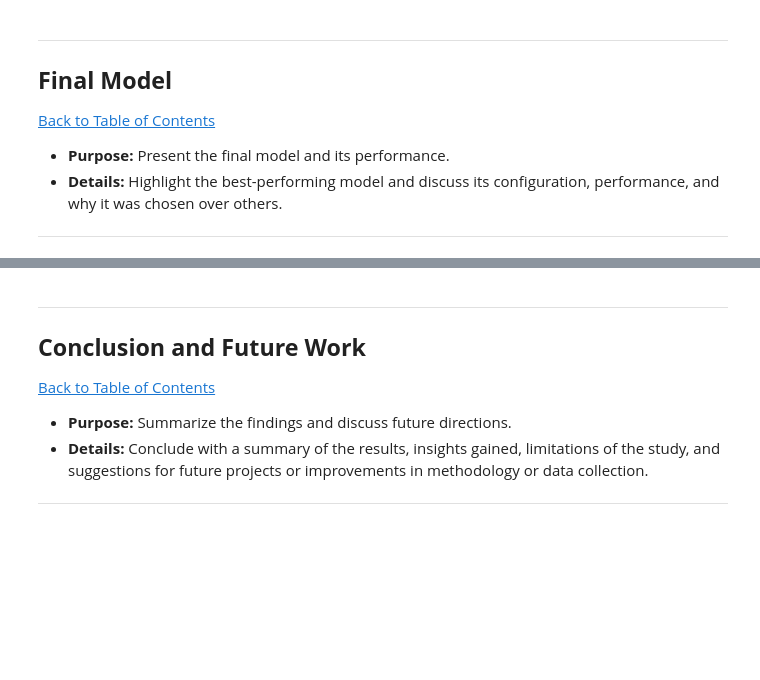
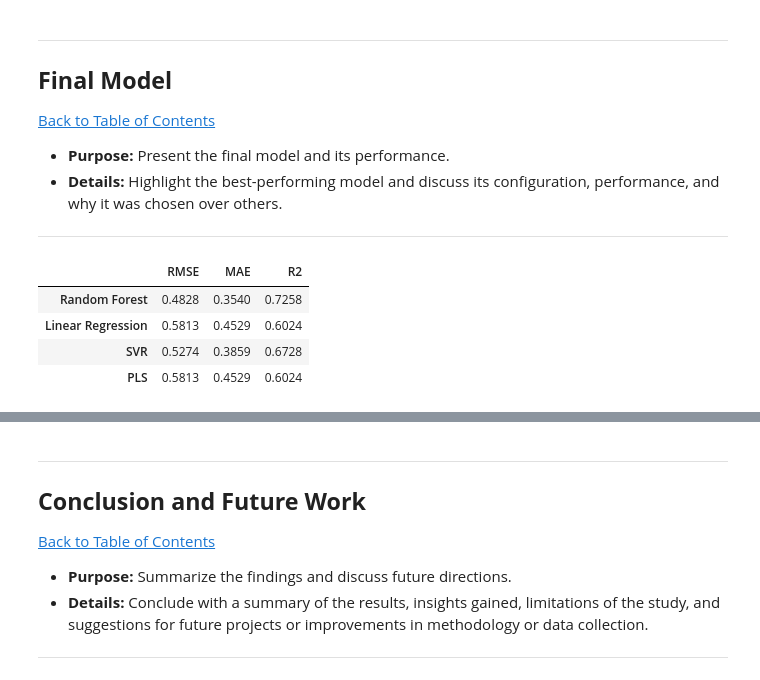
Before and after one commit to ThandoCalana/QCTO-Workplace, a Jupyter notebook: QCTO Notebook.ipynb, the cells around one changed output, grey strips where cells are left out. Saved outputs shown, nothing was run; the diff lists cells and outputs as text; code cells hidden in the pictures; blank space fills up the shorter version.

```diff
--- a/QCTO Notebook.ipynb
+++ b/QCTO Notebook.ipynb
@@ -240,0 +415,3 @@ df.head()
+# %%
+plsr = PLSRegression(n_components=1)
+plsr.fit(X_train, y_train)
@@ -240,0 +422,5 @@ df.head()
+# %%
+y_pred_rf = rf.predict(X_test) # Predicting with RF model
+y_pred_lr = lr.predict(X_test) # Predicting with LR model
+y_pred_svr = svr.predict(X_test) # Predicting with SVR model
+y_pred_plsr = plsr.predict(X_test) # Predicting with PLSR model
@@ -240,0 +457,12 @@ df.head()
+# %%
+rmse_svr = round(float(np.sqrt(mean_squared_error(y_test, y_pred_svr))), 4)
+mae_svr = round(mean_absolute_error(y_test, y_pred_svr), 4)
+r2_svr = round(r2_score(y_test, y_pred_svr), 4)
+
+svr_report = {
+    'RMSE': rmse_svr,
+    'MAE': mae_svr,
+    'R2': r2_svr
+}
+
+svr_report
@@ -240,0 +471,12 @@ df.head()
+# %%
+rmse_plsr = round(float(np.sqrt(mean_squared_error(y_test, y_pred_plsr))), 4)
+mae_plsr = round(mean_absolute_error(y_test, y_pred_plsr), 4)
+r2_plsr = round(r2_score(y_test, y_pred_plsr), 4)
+
+plsr_report = {
+    'RMSE': rmse_plsr,
+    'MAE': mae_plsr,
+    'R2': r2_plsr
+}
+
+plsr_report
@@ -251,0 +494,16 @@ df.head()
+# %%
+# Combine into DataFrame
+report_df = pd.DataFrame({
+    'Random Forest': rf_report,
+    'Linear Regression': regression_report,
+    'SVR': svr_report,
+    'PLS': plsr_report
+}).T
+
+report_df
+# %% [output]
+|  | RMSE | MAE | R2 |
+| Random Forest | 0.4828 | 0.3540 | 0.7258 |
+| Linear Regression | 0.5813 | 0.4529 | 0.6024 |
+| SVR | 0.5274 | 0.3859 | 0.6728 |
+| PLS | 0.5813 | 0.4529 | 0.6024 |
```
Also changed, not shown: parts of 59 cells of this notebook, 1 other file.
